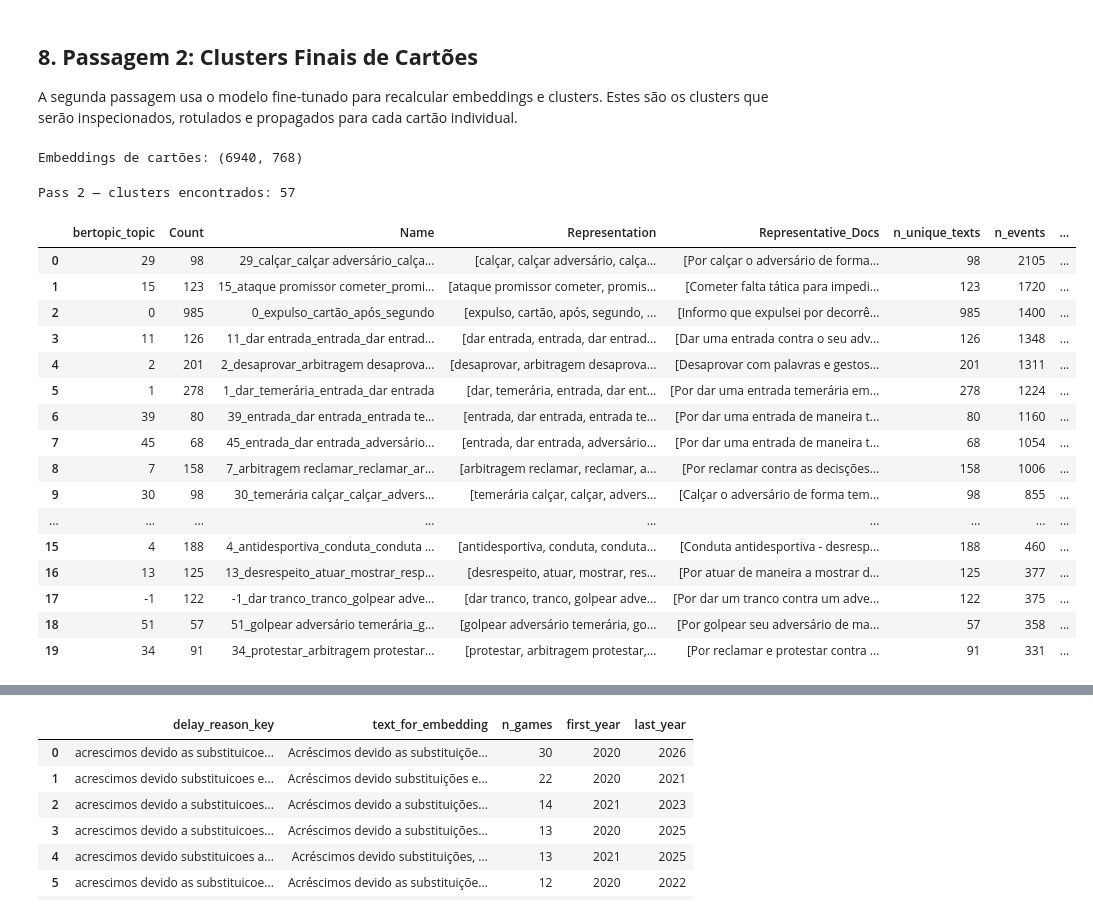
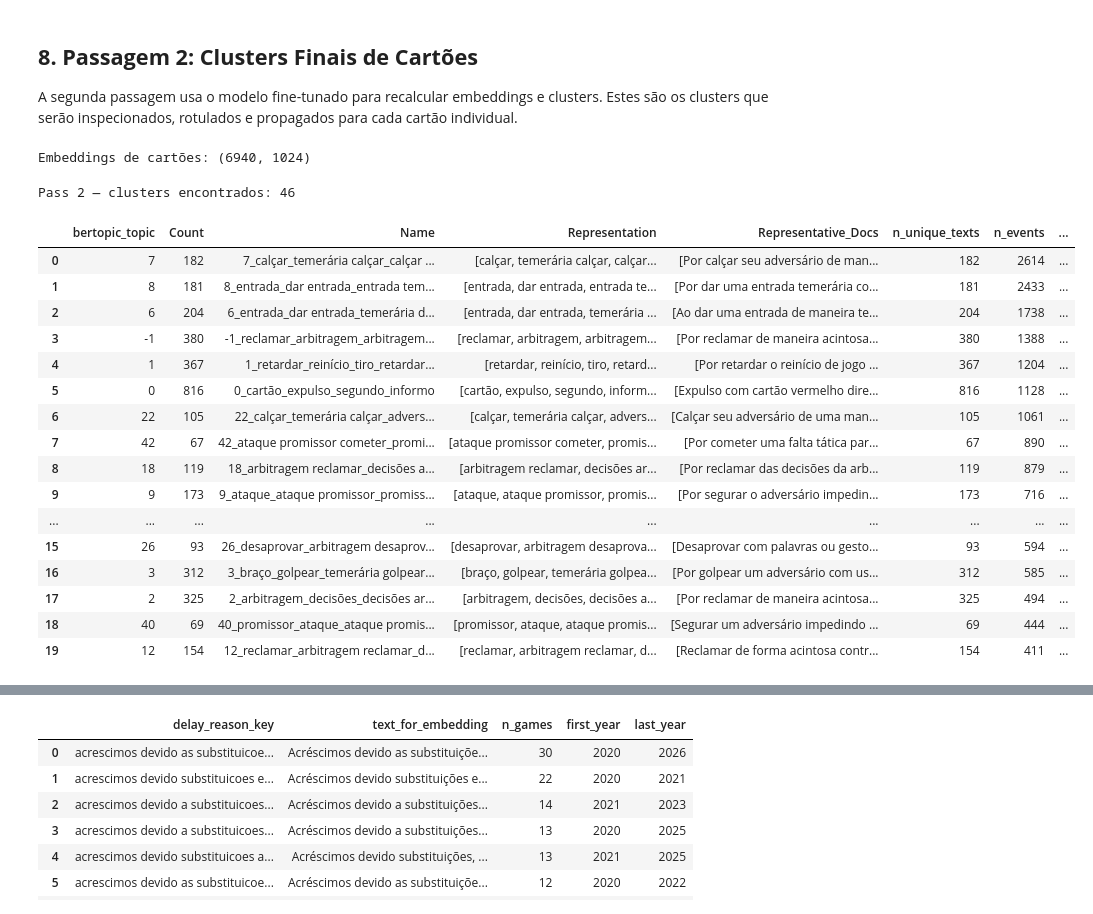
Before and after one commit to gcarbs1/cbf-match-report-analysis, a Jupyter notebook: notebooks/2-semantic_card_reasons_embeddings.ipynb, the cells around one changed output, grey strips where cells are left out. Drawn from its saved outputs; the diff is of its cells as text; code cells hidden in the pictures.

```diff
--- a/notebooks/2-semantic_card_reasons_embeddings.ipynb
+++ b/notebooks/2-semantic_card_reasons_embeddings.ipynb
@@ -262,43 +260,28 @@ PORTUGUESE_STOPWORDS = {
     "acrescimo", "acrescimos", "devido", "inicio", "reinicio", "tempo", "minuto", "minutos", "jogadores",
 }
 
-
-def make_topic_model(min_topic_size: int, min_samples: int, n_neighbors: int = 20, n_components: int = 5) -> BERTopic:
+def make_topic_model(min_topic_size: int) -> BERTopic:
     vectorizer_model = CountVectorizer(
         stop_words=list(PORTUGUESE_STOPWORDS),
         ngram_range=BERTOPIC_NGRAM_RANGE,
         min_df=2,
     )
-    umap_model = umap.UMAP(
-        n_neighbors=n_neighbors,
-        n_components=n_components,
-        min_dist=0.0,
-        metric="cosine",
-        random_state=RANDOM_STATE,
-    )
-    hdbscan_model = hdbscan.HDBSCAN(
-        min_cluster_size=min_topic_size,
-        min_samples=min_samples,
-        metric="euclidean",
-        prediction_data=True,
-    )
+    umap_model = umap.UMAP(min_dist=0.0, random_state=RANDOM_STATE)
     return BERTopic(
         language="multilingual",
         embedding_model=None,
         umap_model=umap_model,
-        hdbscan_model=hdbscan_model,
         vectorizer_model=vectorizer_model,
+        min_topic_size=min_topic_size,
         calculate_probabilities=False,
         verbose=False,
     )
-
 
 def topic_words(topic_model: BERTopic, topic_id: int, top_n: int = 8) -> str:
     if topic_id == -1:
         return "outliers"
     words = topic_model.get_topic(topic_id) or []
     return ", ".join(word for word, _ in words[:top_n])
-
 
 def build_topic_summary(topic_model: BERTopic, text_counts: pd.DataFrame, topic_col: str) -> pd.DataFrame:
     topic_info = topic_model.get_topic_info().rename(columns={"Topic": topic_col})
@@ -314,7 +297,6 @@ def build_topic_summary(topic_model: BERTopic, text_counts: pd.DataFrame, topic_
     summary["top_terms"] = summary[topic_col].map(lambda topic_id: topic_words(topic_model, int(topic_id)))
     return summary.sort_values("n_events", ascending=False).reset_index(drop=True)
 
-
 def top_examples_by_topic(text_counts: pd.DataFrame, topic_col: str, top_n: int = 5) -> pd.DataFrame:
     columns = [topic_col, "n_events", "text_for_embedding"]
     return (
@@ -345,15 +329,13 @@ def load_embedding_model(model_name_or_path) -> SentenceTransformer:
         print(f"[OK] Transformer + mean pooling: {path}")
         return model
 
-
 def model_dir_ready(path: Path) -> bool:
     return (path / "modules.json").exists()
-
 
 base_model = load_embedding_model(MODEL_NAME)
 
 base_card_embeddings = base_model.encode(
-    card_texts,
+    [ENCODE_PREFIX_PASSAGE + t for t in card_texts],
     show_progress_bar=True,
     normalize_embeddings=True,
     batch_size=64,
@@ -367,10 +349,5 @@ Embeddings base: (6940, 768)
 # %%
-card_topic_model_pass1 = make_topic_model(
-    min_topic_size=CARD_MIN_TOPIC_SIZE,
-    min_samples=CARD_MIN_SAMPLES,
-    n_neighbors=25,
-    n_components=5,
-)
+card_topic_model_pass1 = make_topic_model(CARD_MIN_TOPIC_SIZE)
 card_topics_pass1, _ = card_topic_model_pass1.fit_transform(card_texts, embeddings=base_card_embeddings)
 card_text_counts["bertopic_topic_pass1"] = card_topics_pass1
 
@@ -493,7 +544,7 @@ Dimensão dos embeddings: 768
 A segunda passagem usa o modelo fine-tunado para recalcular embeddings e clusters. Estes são os clusters que serão inspecionados, rotulados e propagados para cada cartão individual.
 # %%
 card_embeddings = embedding_model.encode(
-    card_texts,
+    [ENCODE_PREFIX_PASSAGE + t for t in card_texts],
     show_progress_bar=True,
     normalize_embeddings=True,
     batch_size=64,
@@ -501,39 +552,34 @@ card_embeddings = embedding_model.encode(
 card_embeddings = np.asarray(card_embeddings)
 print(f"Embeddings de cartões: {card_embeddings.shape}")
 # %% [output]
-Embeddings de cartões: (6940, 768)
+Embeddings de cartões: (6940, 1024)
 # %%
-card_topic_model = make_topic_model(
-    min_topic_size=CARD_MIN_TOPIC_SIZE,
-    min_samples=CARD_MIN_SAMPLES,
-    n_neighbors=25,
-    n_components=5,
-)
+card_topic_model = make_topic_model(CARD_MIN_TOPIC_SIZE)
 card_topics, _ = card_topic_model.fit_transform(card_texts, embeddings=card_embeddings)
 card_text_counts["bertopic_topic"] = card_topics
 
 card_topic_summary = build_topic_summary(card_topic_model, card_text_counts, "bertopic_topic")
 print(f"Pass 2 — clusters encontrados: {card_topic_summary['bertopic_topic'].ne(-1).sum()}")
 card_topic_summary.head(20)
 # %% [output]
-Pass 2 — clusters encontrados: 57
+Pass 2 — clusters encontrados: 46
 |  | bertopic_topic | Count | Name | Representation | Representative_Docs | n_unique_texts | n_events | ... |
-| 0 | 29 | 98 | 29_calçar_calçar adversário_calça... | [calçar, calçar adversário, calça... | [Por calçar o adversário de forma... | 98 | 2105 | ... |
-| 1 | 15 | 123 | 15_ataque promissor cometer_promi... | [ataque promissor cometer, promis... | [Cometer falta tática para impedi... | 123 | 1720 | ... |
-| 2 | 0 | 985 | 0_expulso_cartão_após_segundo | [expulso, cartão, após, segundo, ... | [Informo que expulsei por decorrê... | 985 | 1400 | ... |
-| 3 | 11 | 126 | 11_dar entrada_entrada_dar entrad... | [dar entrada, entrada, dar entrad... | [Dar uma entrada contra o seu adv... | 126 | 1348 | ... |
-| 4 | 2 | 201 | 2_desaprovar_arbitragem desaprova... | [desaprovar, arbitragem desaprova... | [Desaprovar com palavras e gestos... | 201 | 1311 | ... |
-| 5 | 1 | 278 | 1_dar_temerária_entrada_dar entrada | [dar, temerária, entrada, dar ent... | [Por dar uma entrada temerária em... | 278 | 1224 | ... |
-| 6 | 39 | 80 | 39_entrada_dar entrada_entrada te... | [entrada, dar entrada, entrada te... | [Por dar uma entrada de maneira t... | 80 | 1160 | ... |
-| 7 | 45 | 68 | 45_entrada_dar entrada_adversário... | [entrada, dar entrada, adversário... | [Por dar uma entrada de maneira t... | 68 | 1054 | ... |
-| 8 | 7 | 158 | 7_arbitragem reclamar_reclamar_ar... | [arbitragem reclamar, reclamar, a... | [Por reclamar contra as decisções... | 158 | 1006 | ... |
-| 9 | 30 | 98 | 30_temerária calçar_calçar_advers... | [temerária calçar, calçar, advers... | [Calçar o adversário de forma tem... | 98 | 855 | ... |
+| 0 | 7 | 182 | 7_calçar_temerária calçar_calçar ... | [calçar, temerária calçar, calçar... | [Por calçar seu adversário de man... | 182 | 2614 | ... |
+| 1 | 8 | 181 | 8_entrada_dar entrada_entrada tem... | [entrada, dar entrada, entrada te... | [Por dar uma entrada temerária co... | 181 | 2433 | ... |
+| 2 | 6 | 204 | 6_entrada_dar entrada_temerária d... | [entrada, dar entrada, temerária ... | [Ao dar uma entrada de maneira te... | 204 | 1738 | ... |
+| 3 | -1 | 380 | -1_reclamar_arbitragem_arbitragem... | [reclamar, arbitragem, arbitragem... | [Por reclamar de maneira acintosa... | 380 | 1388 | ... |
+| 4 | 1 | 367 | 1_retardar_reinício_tiro_retardar... | [retardar, reinício, tiro, retard... | [Por retardar o reinício de jogo ... | 367 | 1204 | ... |
+| 5 | 0 | 816 | 0_cartão_expulso_segundo_informo | [cartão, expulso, segundo, inform... | [Expulso com cartão vermelho dire... | 816 | 1128 | ... |
+| 6 | 22 | 105 | 22_calçar_temerária calçar_advers... | [calçar, temerária calçar, advers... | [Calçar seu adversário de uma man... | 105 | 1061 | ... |
+| 7 | 42 | 67 | 42_ataque promissor cometer_promi... | [ataque promissor cometer, promis... | [Por cometer uma falta tática par... | 67 | 890 | ... |
+| 8 | 18 | 119 | 18_arbitragem reclamar_decisões a... | [arbitragem reclamar, decisões ar... | [Por reclamar das decisões da arb... | 119 | 879 | ... |
+| 9 | 9 | 173 | 9_ataque_ataque promissor_promiss... | [ataque, ataque promissor, promis... | [Por segurar o adversário impedin... | 173 | 716 | ... |
 | ... | ... | ... | ... | ... | ... | ... | ... | ... |
-| 15 | 4 | 188 | 4_antidesportiva_conduta_conduta ... | [antidesportiva, conduta, conduta... | [Conduta antidesportiva - desresp... | 188 | 460 | ... |
-| 16 | 13 | 125 | 13_desrespeito_atuar_mostrar_resp... | [desrespeito, atuar, mostrar, res... | [Por atuar de maneira a mostrar d... | 125 | 377 | ... |
-| 17 | -1 | 122 | -1_dar tranco_tranco_golpear adve... | [dar tranco, tranco, golpear adve... | [Por dar um tranco contra um adve... | 122 | 375 | ... |
-| 18 | 51 | 57 | 51_golpear adversário temerária_g... | [golpear adversário temerária, go... | [Por golpear seu adversário de ma... | 57 | 358 | ... |
-| 19 | 34 | 91 | 34_protestar_arbitragem protestar... | [protestar, arbitragem protestar,... | [Por reclamar e protestar contra ... | 91 | 331 | ... |
+| 15 | 26 | 93 | 26_desaprovar_arbitragem desaprov... | [desaprovar, arbitragem desaprova... | [Desaprovar com palavras ou gesto... | 93 | 594 | ... |
+| 16 | 3 | 312 | 3_braço_golpear_temerária golpear... | [braço, golpear, temerária golpea... | [Por golpear um adversário com us... | 312 | 585 | ... |
+| 17 | 2 | 325 | 2_arbitragem_decisões_decisões ar... | [arbitragem, decisões, decisões a... | [Por reclamar de maneira acintosa... | 325 | 494 | ... |
+| 18 | 40 | 69 | 40_promissor_ataque_ataque promis... | [promissor, ataque, ataque promis... | [Segurar um adversário impedindo ... | 69 | 444 | ... |
+| 19 | 12 | 154 | 12_reclamar_arbitragem reclamar_d... | [reclamar, arbitragem reclamar, d... | [Reclamar de forma acintosa contr... | 154 | 411 | ... |
 # %%
 card_topic_examples = top_examples_by_topic(card_text_counts, "bertopic_topic", top_n=5)
 card_topic_examples.head(30)
```
Also changed, not shown: parts of 43 cells of this notebook, 7 other files.
